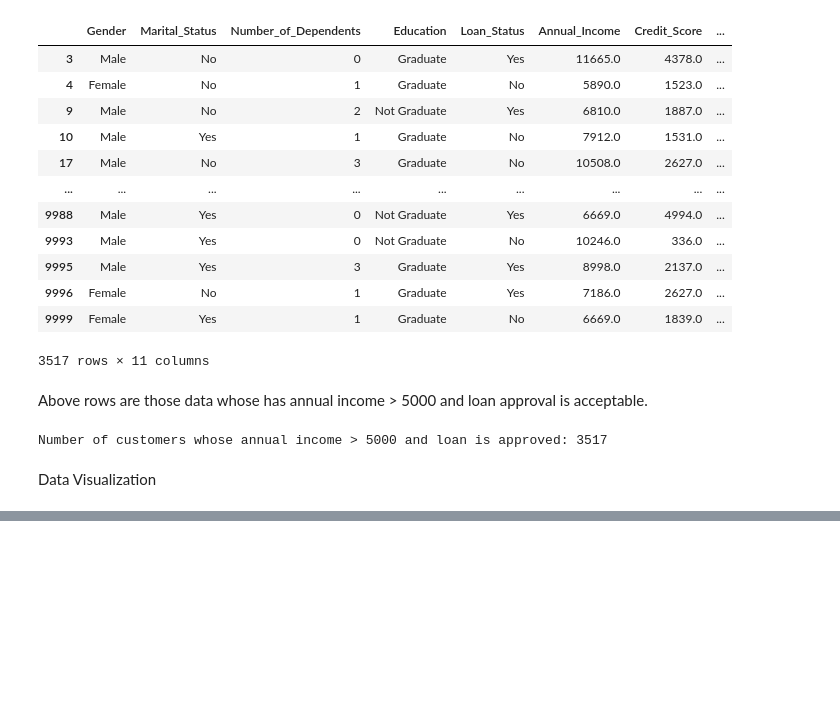
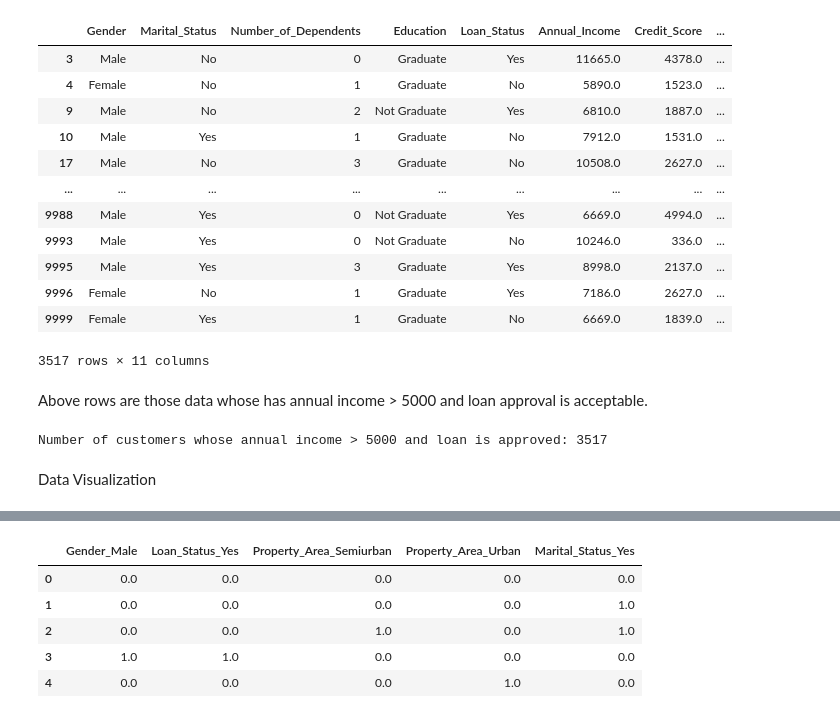
Before and after one commit to sanjiv576/Bank-Loan-Approval-Prediction-using-Naive-Bayes-Classifier-algorithm, a Jupyter notebook: model/model_preparation.ipynb, the cells around one changed output, grey strips where cells are left out. Drawn from its saved outputs; the diff is of its cells as text; code cells hidden in the pictures; blank space fills up the shorter version.

```diff
--- a/model/model_preparation.ipynb
+++ b/model/model_preparation.ipynb
@@ -474,0 +568,15 @@ if __name__ == '__main__':
+# %%
+df_encoded = pd.DataFrame(
+    fitted_cols_for_ohe,
+    columns=ohe.get_feature_names_out(cols_for_ohe),
+    index=df.index
+)
+
+df_encoded.head()
+# %% [output]
+|  | Gender_Male | Loan_Status_Yes | Property_Area_Semiurban | Property_Area_Urban | Marital_Status_Yes |
+| 0 | 0.0 | 0.0 | 0.0 | 0.0 | 0.0 |
+| 1 | 0.0 | 0.0 | 0.0 | 0.0 | 1.0 |
+| 2 | 0.0 | 0.0 | 1.0 | 0.0 | 1.0 |
+| 3 | 1.0 | 1.0 | 0.0 | 0.0 | 0.0 |
+| 4 | 0.0 | 0.0 | 0.0 | 1.0 | 0.0 |
```
Also changed, not shown: parts of 33 cells of this notebook.
